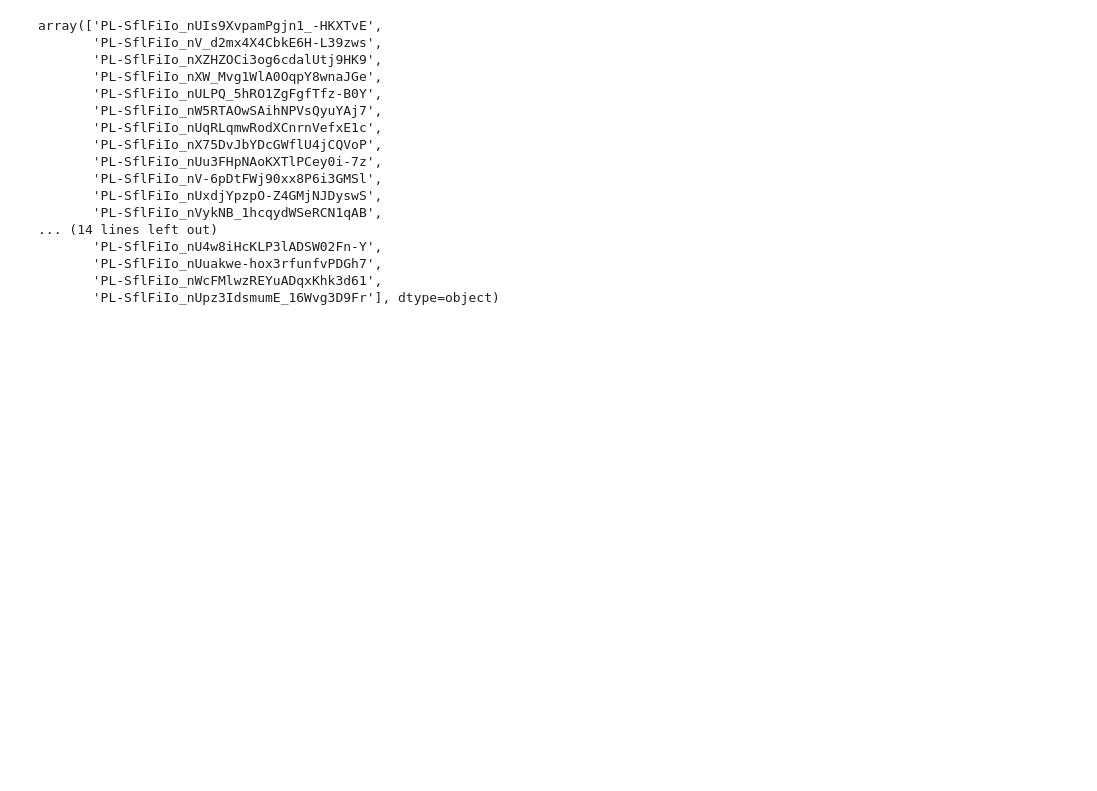
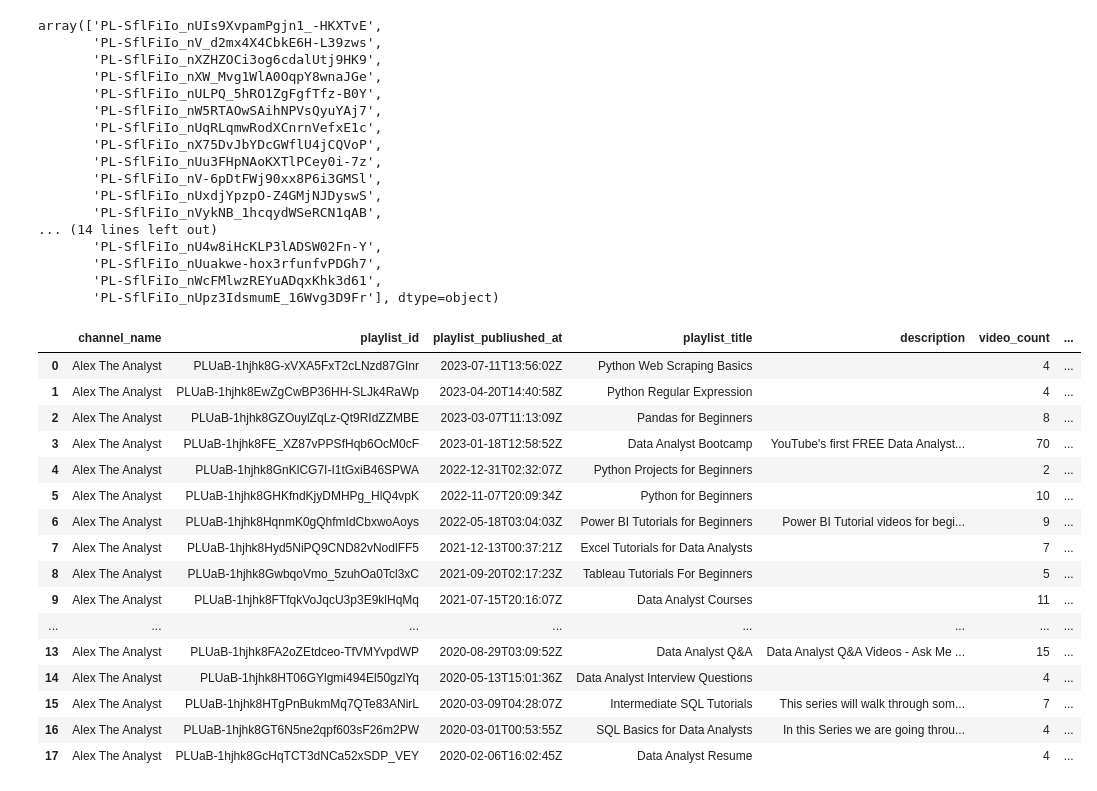
Before and after one commit to rnjeri/youtubedataanalysis, a Jupyter notebook: YouTube API.ipynb, the cells around one changed output. Saved outputs shown, nothing was run; the diff lists cells and outputs as text; code cells hidden in the pictures; blank space fills up the shorter version.

```diff
--- a/YouTube API.ipynb
+++ b/YouTube API.ipynb
@@ -18,7 +18,8 @@ import os
 # %%
 scopes = ["https://www.googleapis.com/auth/youtube.readonly"]
 # %%
-#api_key = os.environ["youtube_API_KEY"]
+api_key = os.environ["youtube_API_KEY"]
+
 #channel_user_name = 'AlexTheAnalyst'
 # %%
 api_service_name = "youtube"
@@ -132,5 +131,23 @@ array(['PL-SflFiIo_nUIs9XvpamPgjn1_-HKXTvE',
 # %%
 #get_playlist_stats(youtube, tech_tfq_channel_id)
 # %%
-#get_playlist_stats(youtube, 'UC7cs8q-gJRlGwj4A8OmCmXg')
+get_playlist_stats(youtube, 'UC7cs8q-gJRlGwj4A8OmCmXg')
+# %% [output]
+|  | channel_name | playlist_id | playlist_publiushed_at | playlist_title | description | video_count | ... |
+| 0 | Alex The Analyst | PLUaB-1hjhk8G-xVXA5FxT2cLNzd87GInr | 2023-07-11T13:56:02Z | Python Web Scraping Basics |  | 4 | ... |
+| 1 | Alex The Analyst | PLUaB-1hjhk8EwZgCwBP36HH-SLJk4RaWp | 2023-04-20T14:40:58Z | Python Regular Expression |  | 4 | ... |
+| 2 | Alex The Analyst | PLUaB-1hjhk8GZOuylZqLz-Qt9RIdZZMBE | 2023-03-07T11:13:09Z | Pandas for Beginners |  | 8 | ... |
+| 3 | Alex The Analyst | PLUaB-1hjhk8FE_XZ87vPPSfHqb6OcM0cF | 2023-01-18T12:58:52Z | Data Analyst Bootcamp | YouTube's first FREE Data Analyst... | 70 | ... |
+| 4 | Alex The Analyst | PLUaB-1hjhk8GnKlCG7I-I1tGxiB46SPWA | 2022-12-31T02:32:07Z | Python Projects for Beginners |  | 2 | ... |
+| 5 | Alex The Analyst | PLUaB-1hjhk8GHKfndKjyDMHPg_HlQ4vpK | 2022-11-07T20:09:34Z | Python for Beginners |  | 10 | ... |
+| 6 | Alex The Analyst | PLUaB-1hjhk8HqnmK0gQhfmIdCbxwoAoys | 2022-05-18T03:04:03Z | Power BI Tutorials for Beginners | Power BI Tutorial videos for begi... | 9 | ... |
+| 7 | Alex The Analyst | PLUaB-1hjhk8Hyd5NiPQ9CND82vNodlFF5 | 2021-12-13T00:37:21Z | Excel Tutorials for Data Analysts |  | 7 | ... |
+| 8 | Alex The Analyst | PLUaB-1hjhk8GwbqoVmo_5zuhOa0Tcl3xC | 2021-09-20T02:17:23Z | Tableau Tutorials For Beginners |  | 5 | ... |
+| 9 | Alex The Analyst | PLUaB-1hjhk8FTfqkVoJqcU3p3E9klHqMq | 2021-07-15T20:16:07Z | Data Analyst Courses |  | 11 | ... |
+| ... | ... | ... | ... | ... | ... | ... | ... |
+| 13 | Alex The Analyst | PLUaB-1hjhk8FA2oZEtdceo-TfVMYvpdWP | 2020-08-29T03:09:52Z | Data Analyst Q&A | Data Analyst Q&A Videos - Ask Me ... | 15 | ... |
+| 14 | Alex The Analyst | PLUaB-1hjhk8HT06GYlgmi494El50gzlYq | 2020-05-13T15:01:36Z | Data Analyst Interview Questions |  | 4 | ... |
+| 15 | Alex The Analyst | PLUaB-1hjhk8HTgPnBukmMq7QTe83ANirL | 2020-03-09T04:28:07Z | Intermediate SQL Tutorials | This series will walk through som... | 7 | ... |
+| 16 | Alex The Analyst | PLUaB-1hjhk8GT6N5ne2qpf603sF26m2PW | 2020-03-01T00:53:55Z | SQL Basics for Data Analysts | In this Series we are going throu... | 4 | ... |
+| 17 | Alex The Analyst | PLUaB-1hjhk8GcHqTCT3dNCa52xSDP_VEY | 2020-02-06T16:02:45Z | Data Analyst Resume |  | 4 | ... |
 # %%
```
Also changed, not shown: parts of 34 cells of this notebook.
